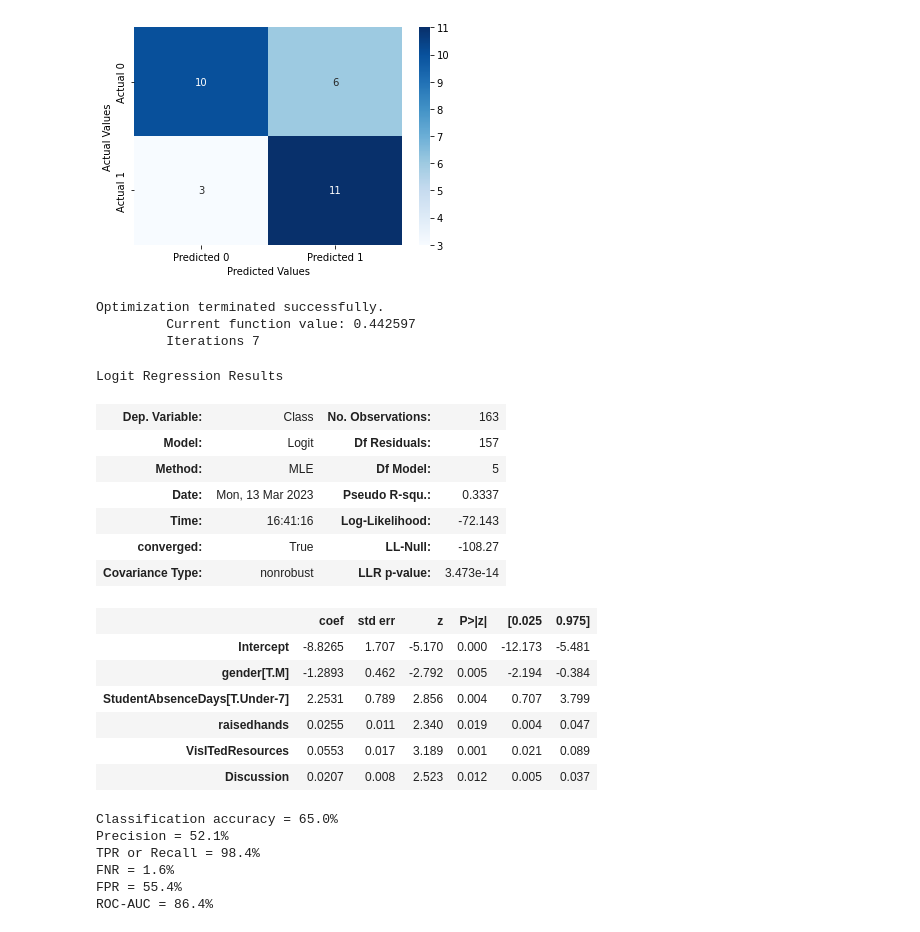
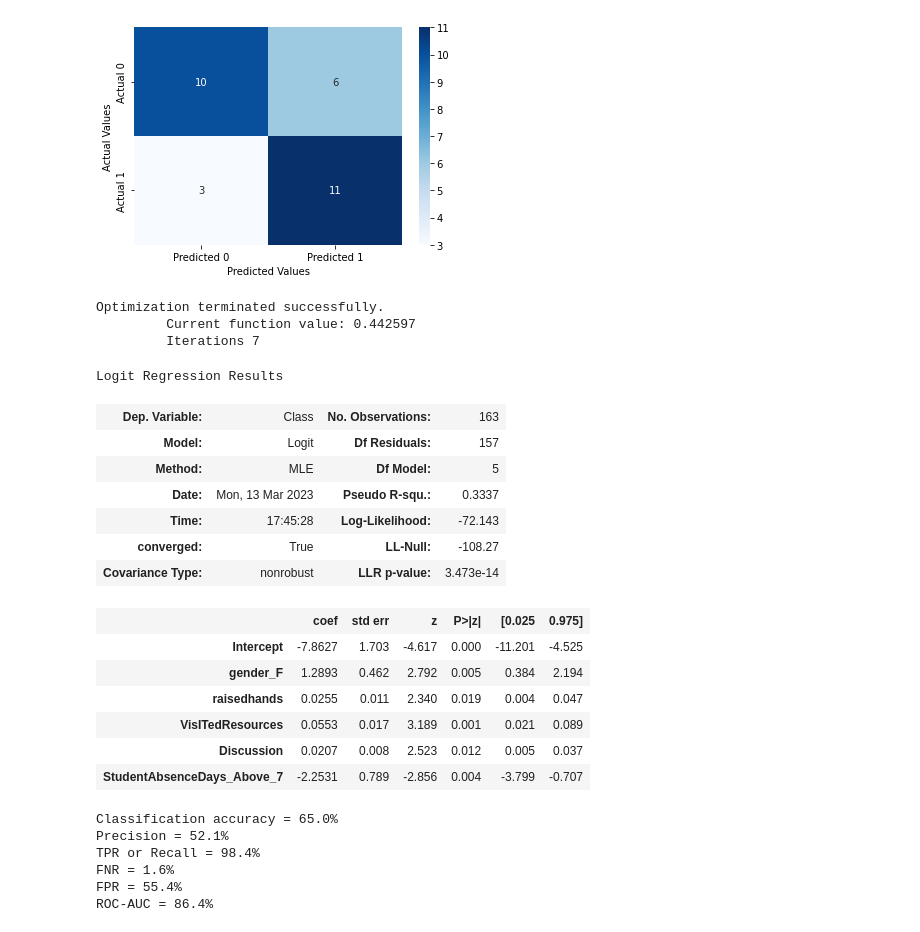
Before and after one commit to wchen952/STAT-303-2-Project, a Jupyter notebook: 303_2_Project_Code.ipynb, the cells around one changed output. Drawn from its saved outputs; the diff is of its cells as text; code cells hidden in the pictures.

```diff
--- a/303_2_Project_Code.ipynb
+++ b/303_2_Project_Code.ipynb
@@ -423,28 +423,28 @@ FNR = 21.4%
 FPR = 37.5%
 ROC-AUC = 82.1%
 [figure]
-# %%
-# second model, get rid of AnnouncementsView
-model2 = smf.logit(formula = 'Class~gender+raisedhands+VisITedResources+Discussion+StudentAbsenceDays', data = edu_train).fit()
-model2.summary()
-# %% [output]
-Optimization terminated successfully.
-         Current function value: 0.442597
-         Iterations 7
-Logit Regression Results
-| Dep. Variable: | Class | No. Observations: | 163 |
-| Model: | Logit | Df Residuals: | 157 |
-| Method: | MLE | Df Model: | 5 |
-| Date: | Mon, 13 Mar 2023 | Pseudo R-squ.: | 0.3337 |
-| Time: | 16:41:16 | Log-Likelihood: | -72.143 |
-| converged: | True | LL-Null: | -108.27 |
-| Covariance Type: | nonrobust | LLR p-value: | 3.473e-14 |
-|  | coef | std err | z | P>|z| | [0.025 | 0.975] |
-| Intercept | -8.8265 | 1.707 | -5.170 | 0.000 | -12.173 | -5.481 |
-| gender[T.M] | -1.2893 | 0.462 | -2.792 | 0.005 | -2.194 | -0.384 |
-| StudentAbsenceDays[T.Under-7] | 2.2531 | 0.789 | 2.856 | 0.004 | 0.707 | 3.799 |
-| raisedhands | 0.0255 | 0.011 | 2.340 | 0.019 | 0.004 | 0.047 |
-| VisITedResources | 0.0553 | 0.017 | 3.189 | 0.001 | 0.021 | 0.089 |
-| Discussion | 0.0207 | 0.008 | 2.523 | 0.012 | 0.005 | 0.037 |
+# %%
+# second model, get rid of AnnouncementsView
+model2 = smf.logit(formula = 'Class~gender_F+raisedhands+VisITedResources+Discussion+StudentAbsenceDays_Above_7', data = edutrain_dummies).fit()
+model2.summary()
+# %% [output]
+Optimization terminated successfully.
+         Current function value: 0.442597
+         Iterations 7
+Logit Regression Results
+| Dep. Variable: | Class | No. Observations: | 163 |
+| Model: | Logit | Df Residuals: | 157 |
+| Method: | MLE | Df Model: | 5 |
+| Date: | Mon, 13 Mar 2023 | Pseudo R-squ.: | 0.3337 |
+| Time: | 17:45:28 | Log-Likelihood: | -72.143 |
+| converged: | True | LL-Null: | -108.27 |
+| Covariance Type: | nonrobust | LLR p-value: | 3.473e-14 |
+|  | coef | std err | z | P>|z| | [0.025 | 0.975] |
+| Intercept | -7.8627 | 1.703 | -4.617 | 0.000 | -11.201 | -4.525 |
+| gender_F | 1.2893 | 0.462 | 2.792 | 0.005 | 0.384 | 2.194 |
+| raisedhands | 0.0255 | 0.011 | 2.340 | 0.019 | 0.004 | 0.047 |
+| VisITedResources | 0.0553 | 0.017 | 3.189 | 0.001 | 0.021 | 0.089 |
+| Discussion | 0.0207 | 0.008 | 2.523 | 0.012 | 0.005 | 0.037 |
+| StudentAbsenceDays_Above_7 | -2.2531 | 0.789 | -2.856 | 0.004 | -3.799 | -0.707 |
 # %%
 # running confusion matrix data with train data
```
Also changed, not shown: parts of 15 cells of this notebook.
